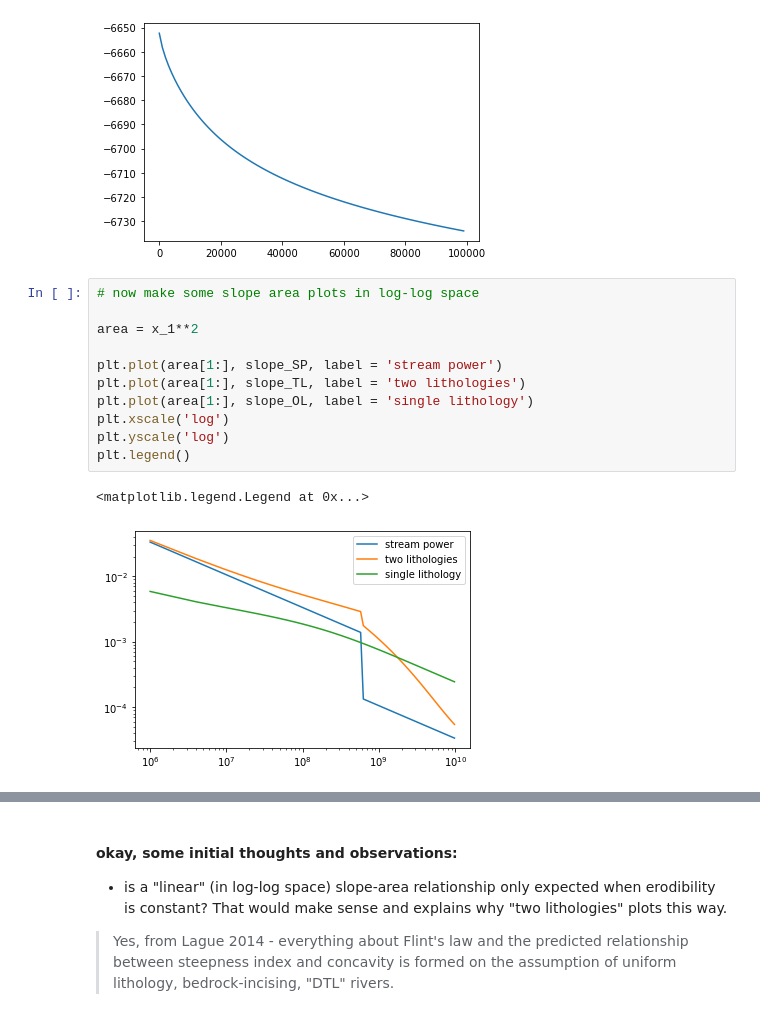
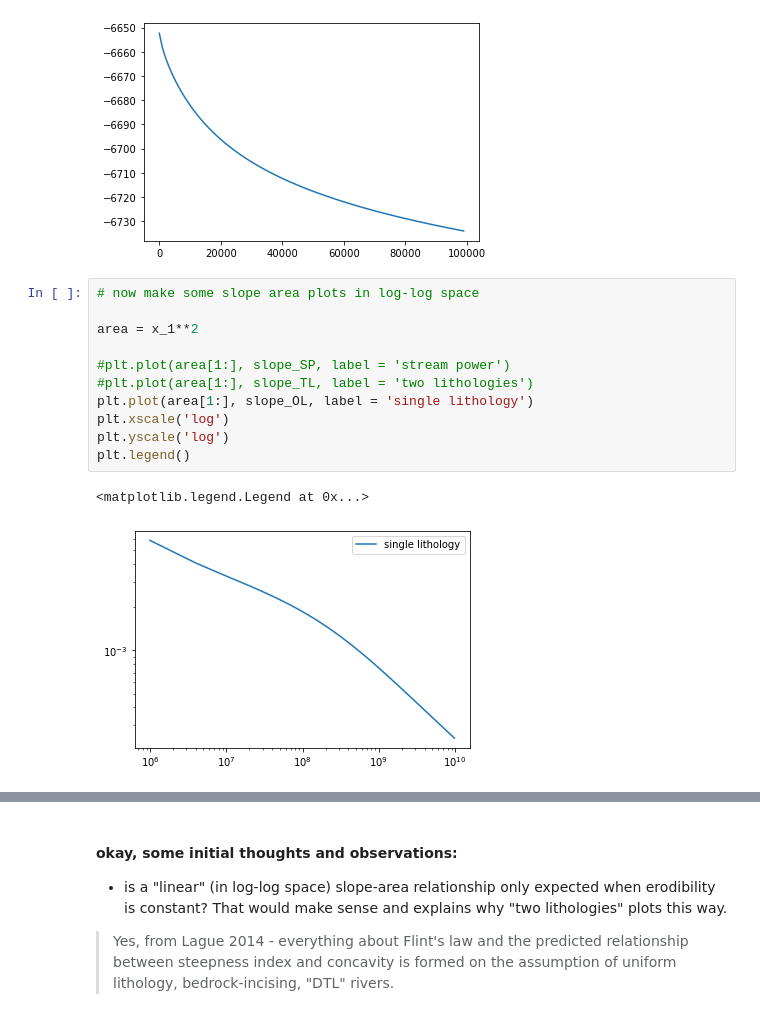
Before and after one commit to vaga3461/High-Plains, a Jupyter notebook: modeling headway SP21/3 basic scenarios.ipynb, the cells around one changed output, grey strips where cells are left out. Saved outputs shown, nothing was run; the diff lists cells and outputs as text.

```diff
--- a/modeling headway SP21/3 basic scenarios.ipynb
+++ b/modeling headway SP21/3 basic scenarios.ipynb
@@ -663,17 +663,17 @@ plt.plot(x_3, topography_OL)
 # %%
 # now make some slope area plots in log-log space
 
 area = x_1**2
 
-plt.plot(area[1:], slope_SP, label = 'stream power')
-plt.plot(area[1:], slope_TL, label = 'two lithologies')
+#plt.plot(area[1:], slope_SP, label = 'stream power')
+#plt.plot(area[1:], slope_TL, label = 'two lithologies')
 plt.plot(area[1:], slope_OL, label = 'single lithology')
 plt.xscale('log')
 plt.yscale('log')
 plt.legend()
 # %% [output]
 <matplotlib.legend.Legend at 0x...>
-[figure, old version]
+[figure, new version]
 # %% [markdown]
 ## Some reminders:
 
```
Also changed, not shown: 2 other files.
